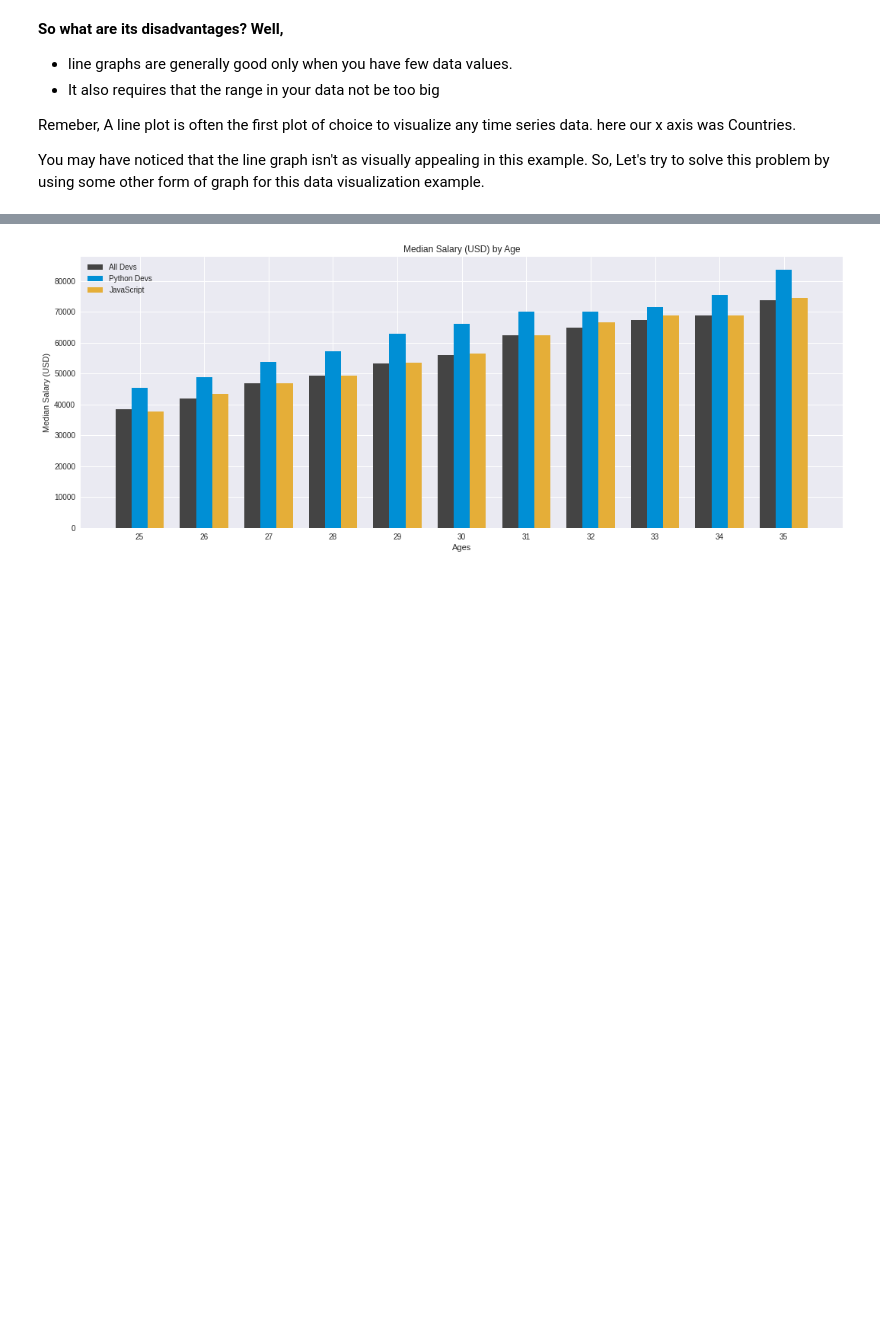
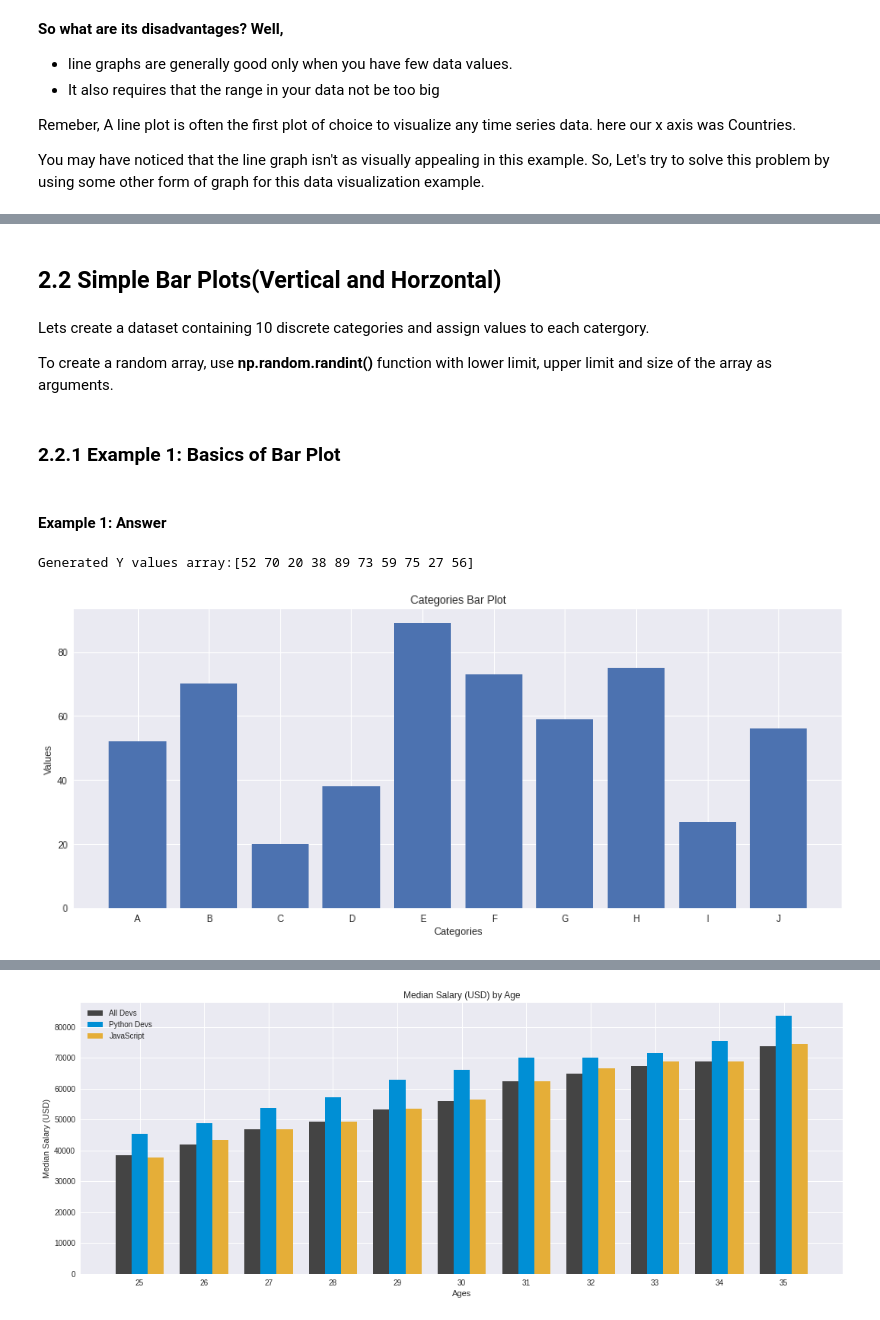
Before and after one commit to GPrathap/pythonII, a Jupyter notebook: matplotlib/matplot-new.ipynb, the cells around one changed output, grey strips where cells are left out. Drawn from its saved outputs; the diff is of its cells as text; code cells hidden in the pictures; blank space fills up the shorter version.

```diff
--- a/matplotlib/matplot-new.ipynb
+++ b/matplotlib/matplot-new.ipynb
@@ -288,0 +306,30 @@ From a bar chart, we can see which groups are highest or most common, and how ot
+# %% [markdown]
+## **2.2 Simple Bar Plots(Vertical and Horzontal)**
+# %% [markdown]
+Lets create a dataset containing 10 discrete categories and assign values to each catergory.
+
+To create a random array, use **np.random.randint()** function with lower limit, upper limit and size of the array as arguments.
+# %% [markdown]
+### **2.2.1 Example 1**: Basics of Bar Plot
+# %% [markdown]
+#### **Example 1**: Answer
+# %%
+import numpy as np
+from matplotlib import pyplot as plt
+plt.figure(figsize=(15,6))
+plt.style.use("seaborn")
+
+x=['A','B','C','D','E','F','G','H','I','J']
+y = np.random.randint(low=0, high=100, size=10)
+print ("Generated Y values array:" +str(y))
+
+
+# Simple Bar Plot
+plt.bar(x,y)
+plt.xlabel('Categories')
+plt.ylabel("Values")
+plt.title('Categories Bar Plot')
+plt.show()
+# %% [output]
+Generated Y values array:[52 70 20 38 89 73 59 75 27 56]
+[figure, added]
```
Also changed, not shown: parts of 43 cells of this notebook.
